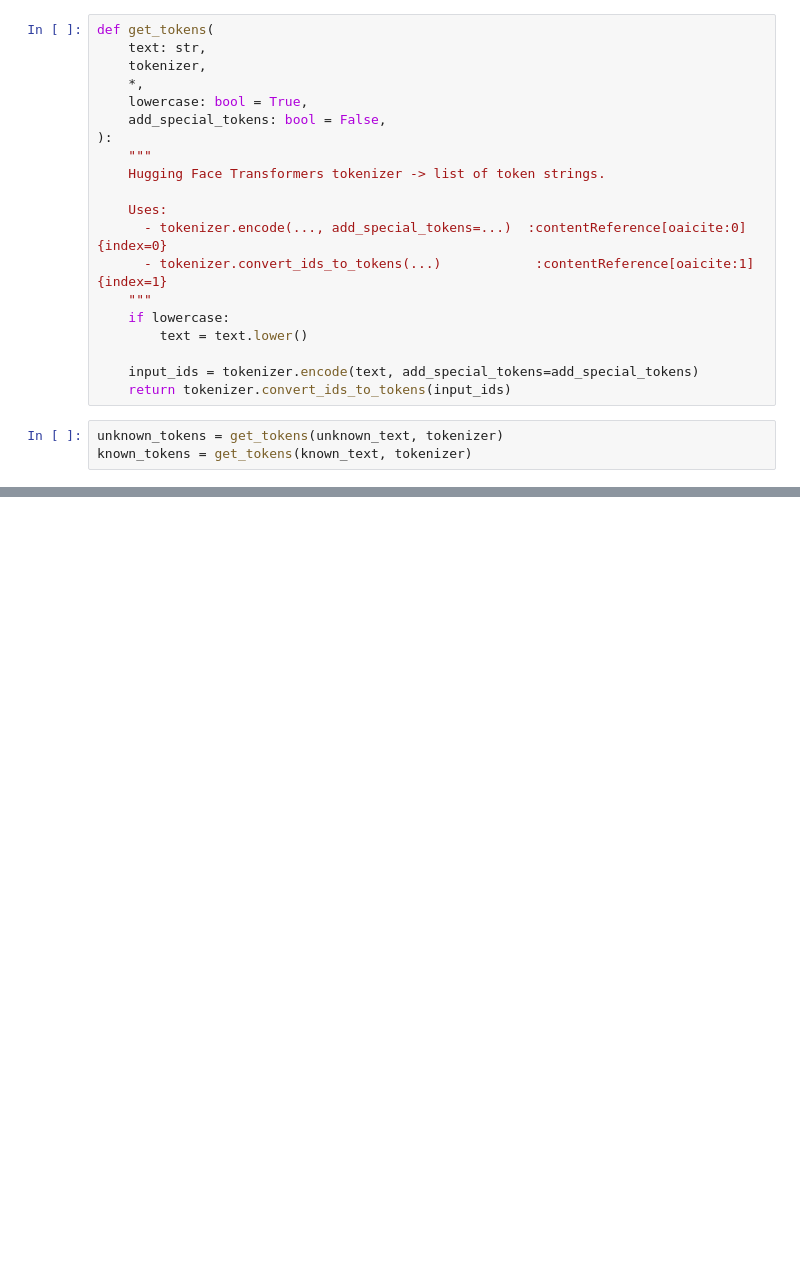
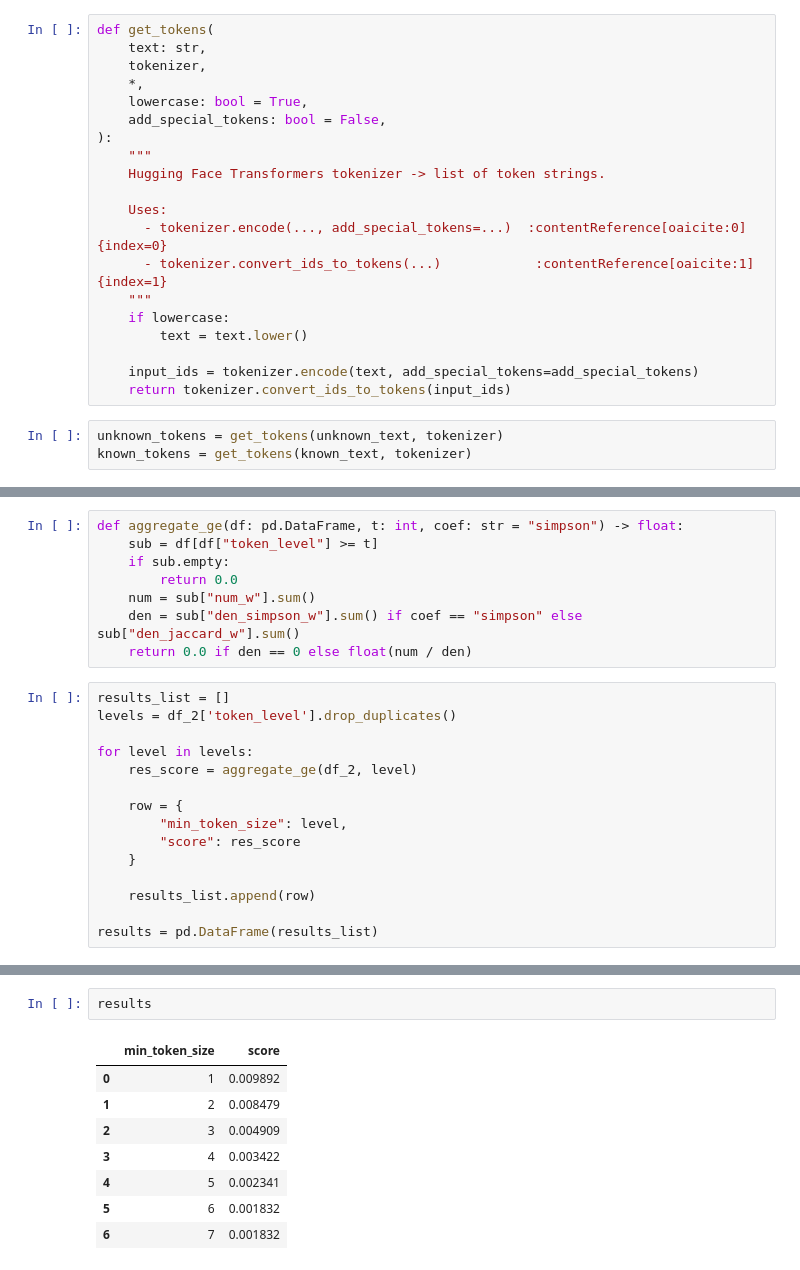
Before and after one commit to BenJCross1995/n-gram-av-methods, a Jupyter notebook: notebooks/baselines/Weighted N-Gram Tracing.ipynb, the cells around one changed output, grey strips where cells are left out. Cells and saved outputs as stored; diff of their text form; blank space fills up the shorter version.

```diff
--- a/notebooks/baselines/Weighted N-Gram Tracing.ipynb
+++ b/notebooks/baselines/Weighted N-Gram Tracing.ipynb
@@ -148,0 +496,23 @@ weighted_max_common_score(unknown_tokens, known_tokens, common)
+# %%
+def aggregate_ge(df: pd.DataFrame, t: int, coef: str = "simpson") -> float:
+    sub = df[df["token_level"] >= t]
+    if sub.empty:
+        return 0.0
+    num = sub["num_w"].sum()
+    den = sub["den_simpson_w"].sum() if coef == "simpson" else sub["den_jaccard_w"].sum()
+    return 0.0 if den == 0 else float(num / den)
+# %%
+results_list = []
+levels = df_2['token_level'].drop_duplicates()
+
+for level in levels:
+    res_score = aggregate_ge(df_2, level)
+
+    row = {
+        "min_token_size": level,
+        "score": res_score
+    }
+
+    results_list.append(row)
+
+results = pd.DataFrame(results_list)
@@ -148,0 +527,11 @@ weighted_max_common_score(unknown_tokens, known_tokens, common)
+# %%
+results
+# %% [output]
+|  | min_token_size | score |
+| 0 | 1 | 0.009892 |
+| 1 | 2 | 0.008479 |
+| 2 | 3 | 0.004909 |
+| 3 | 4 | 0.003422 |
+| 4 | 5 | 0.002341 |
+| 5 | 6 | 0.001832 |
+| 6 | 7 | 0.001832 |
```
Also changed, not shown: parts of 11 cells of this notebook, 18 other files.
